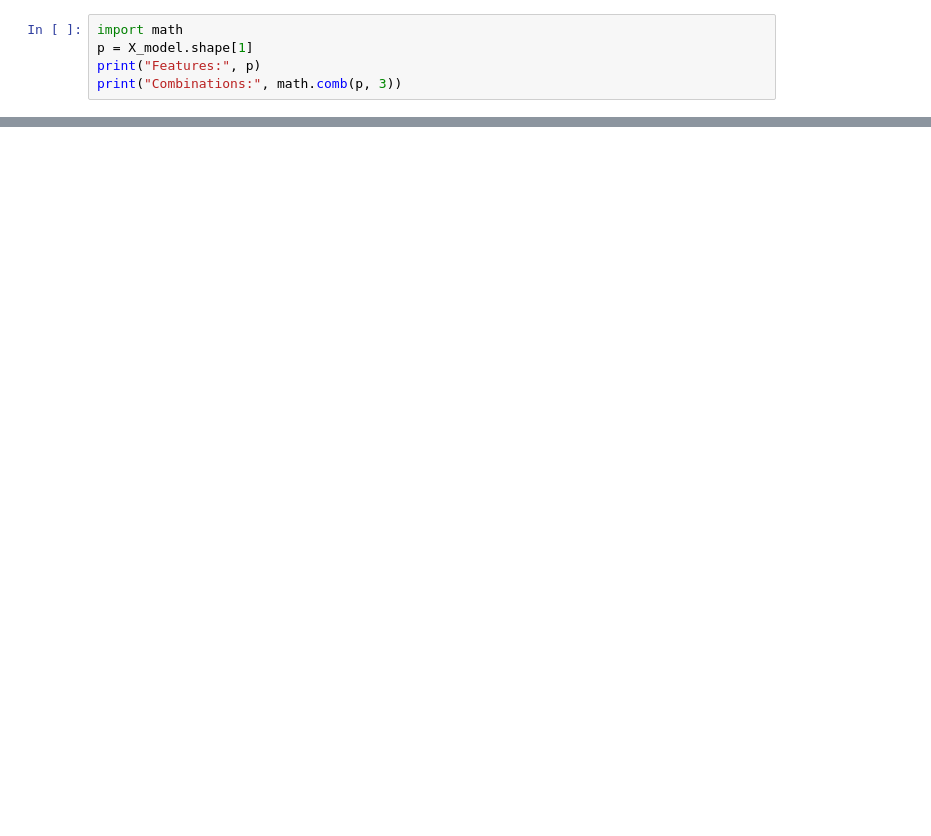
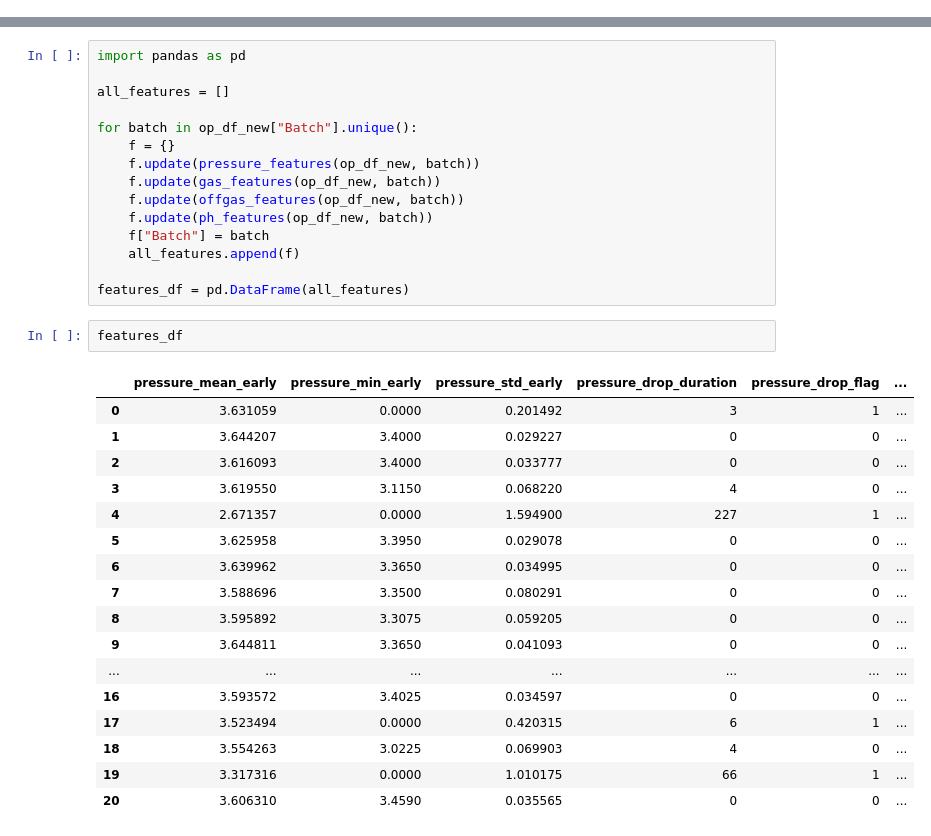
Before and after one commit to RichardFisher1/Applied, a Jupyter notebook: notebooks/RichardNotes.ipynb, the cells around one changed output, grey strips where cells are left out. Drawn from its saved outputs; the diff is of its cells as text; blank space fills up the shorter version.

```diff
--- a/notebooks/RichardNotes.ipynb
+++ b/notebooks/RichardNotes.ipynb
@@ -459,5 +0,0 @@ dtype: float64
-# %%
-import math
-p = X_model.shape[1]
-print("Features:", p)
-print("Combinations:", math.comb(p, 3))
@@ -739,0 +223,35 @@ Std productivity: 36.88367330629687
+# %%
+import pandas as pd
+
+all_features = []
+
+for batch in op_df_new["Batch"].unique():
+    f = {}
+    f.update(pressure_features(op_df_new, batch))
+    f.update(gas_features(op_df_new, batch))
+    f.update(offgas_features(op_df_new, batch))
+    f.update(ph_features(op_df_new, batch))
+    f["Batch"] = batch
+    all_features.append(f)
+
+features_df = pd.DataFrame(all_features)
+# %%
+features_df
+# %% [output]
+|  | pressure_mean_early | pressure_min_early | pressure_std_early | pressure_drop_duration | pressure_drop_flag | ... |
+| 0 | 3.631059 | 0.0000 | 0.201492 | 3 | 1 | ... |
+| 1 | 3.644207 | 3.4000 | 0.029227 | 0 | 0 | ... |
+| 2 | 3.616093 | 3.4000 | 0.033777 | 0 | 0 | ... |
+| 3 | 3.619550 | 3.1150 | 0.068220 | 4 | 0 | ... |
+| 4 | 2.671357 | 0.0000 | 1.594900 | 227 | 1 | ... |
+| 5 | 3.625958 | 3.3950 | 0.029078 | 0 | 0 | ... |
+| 6 | 3.639962 | 3.3650 | 0.034995 | 0 | 0 | ... |
+| 7 | 3.588696 | 3.3500 | 0.080291 | 0 | 0 | ... |
+| 8 | 3.595892 | 3.3075 | 0.059205 | 0 | 0 | ... |
+| 9 | 3.644811 | 3.3650 | 0.041093 | 0 | 0 | ... |
+| ... | ... | ... | ... | ... | ... | ... |
+| 16 | 3.593572 | 3.4025 | 0.034597 | 0 | 0 | ... |
+| 17 | 3.523494 | 0.0000 | 0.420315 | 6 | 1 | ... |
+| 18 | 3.554263 | 3.0225 | 0.069903 | 4 | 0 | ... |
+| 19 | 3.317316 | 0.0000 | 1.010175 | 66 | 1 | ... |
+| 20 | 3.606310 | 3.4590 | 0.035565 | 0 | 0 | ... |
```
Also changed, not shown: parts of 46 cells of this notebook, 3 other files.
